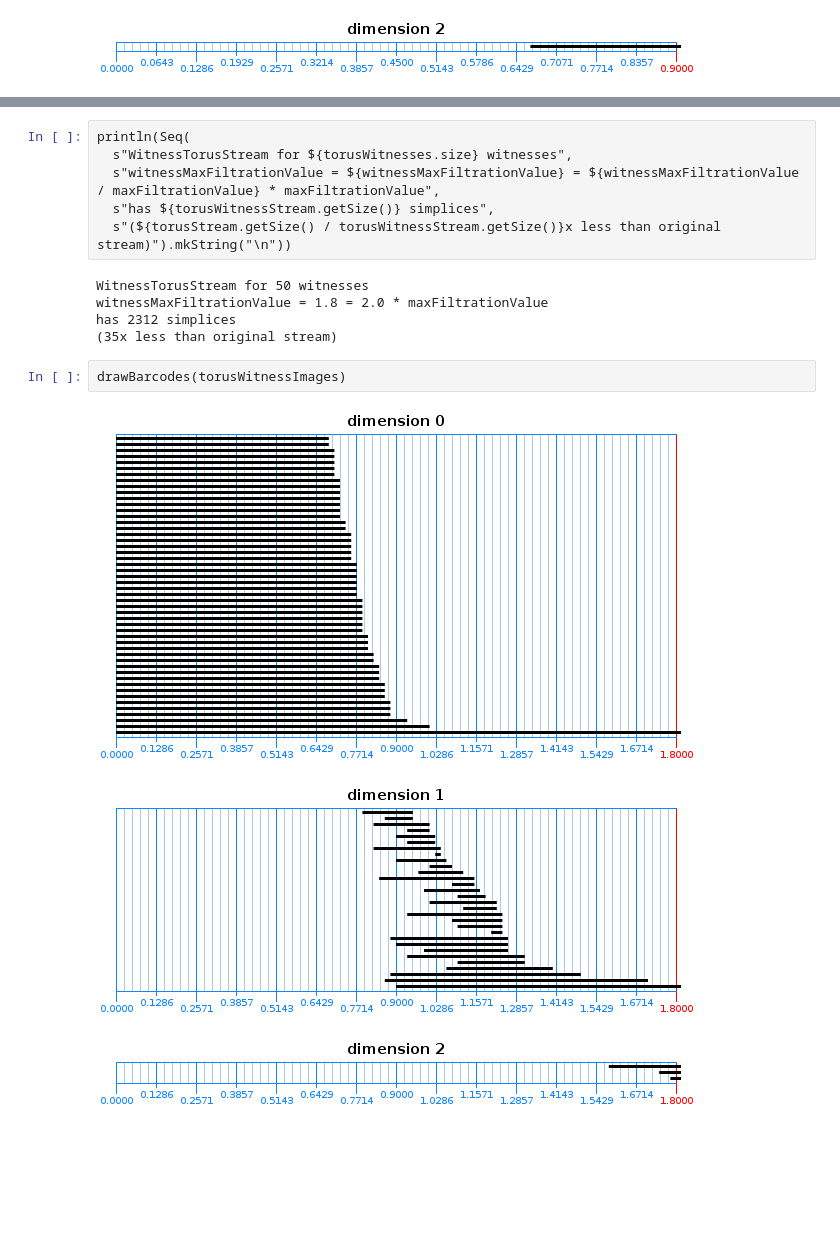
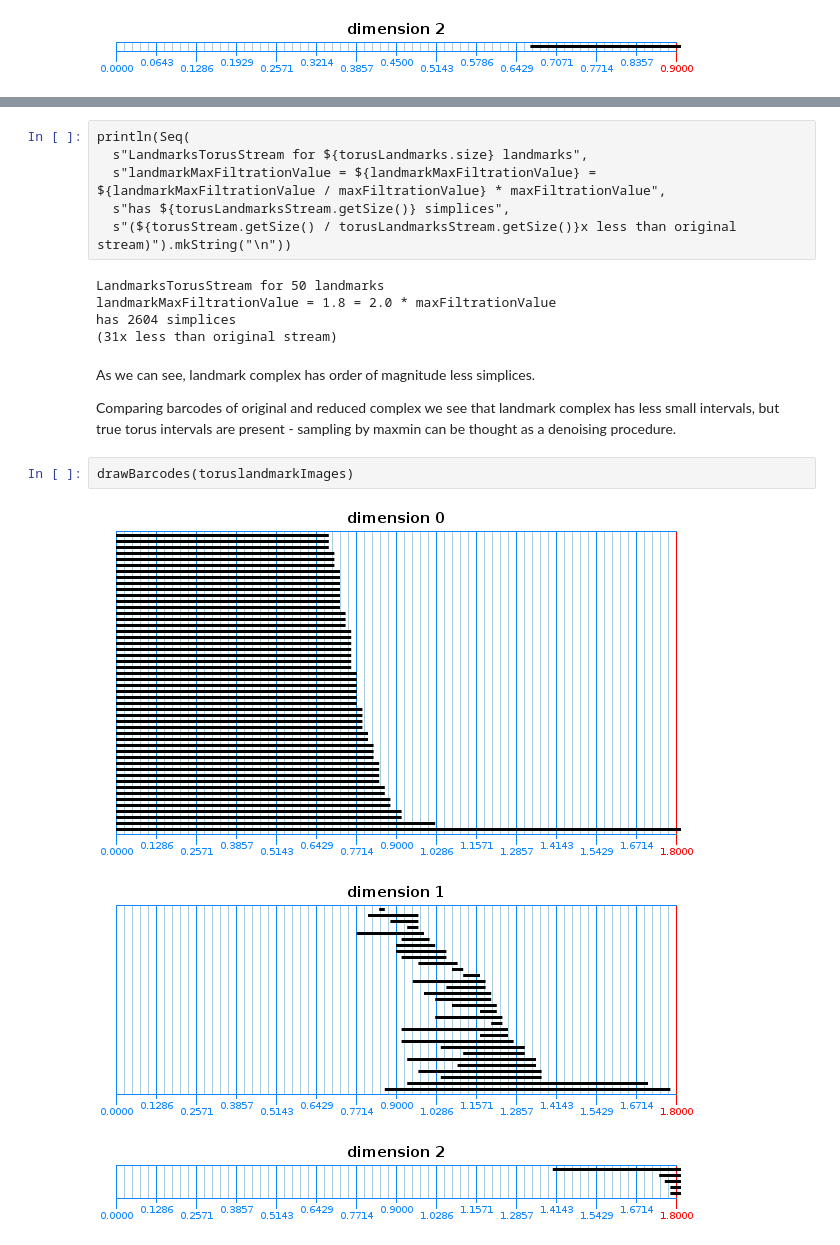
Before and after one commit to lambdaofgod/tda-project, a Jupyter notebook: notebooks/javaplex.ipynb, the cells around one changed output, grey strips where cells are left out. Saved outputs shown, nothing was run; the diff lists cells and outputs as text; blank space fills up the shorter version.

```diff
--- a/notebooks/javaplex.ipynb
+++ b/notebooks/javaplex.ipynb
@@ -210,17 +223,21 @@ torusWitnessImages: List[java.awt.image.BufferedImage] = <lazy>
 # %%
 println(Seq(
-  s"WitnessTorusStream for ${torusWitnesses.size} witnesses",
-  s"witnessMaxFiltrationValue = ${witnessMaxFiltrationValue} = ${witnessMaxFiltrationValue / maxFiltrationValue} * maxFiltrationValue",
-  s"has ${torusWitnessStream.getSize()} simplices",
-  s"(${torusStream.getSize() / torusWitnessStream.getSize()}x less than original stream)").mkString("\n"))
+  s"LandmarksTorusStream for ${torusLandmarks.size} landmarks",
+  s"landmarkMaxFiltrationValue = ${landmarkMaxFiltrationValue} = ${landmarkMaxFiltrationValue / maxFiltrationValue} * maxFiltrationValue",
+  s"has ${torusLandmarksStream.getSize()} simplices",
+  s"(${torusStream.getSize() / torusLandmarksStream.getSize()}x less than original stream)").mkString("\n"))
 # %% [output]
-WitnessTorusStream for 50 witnesses
-witnessMaxFiltrationValue = 1.8 = 2.0 * maxFiltrationValue
-has 2312 simplices
-(35x less than original stream)
+LandmarksTorusStream for 50 landmarks
+landmarkMaxFiltrationValue = 1.8 = 2.0 * maxFiltrationValue
+has 2604 simplices
+(31x less than original stream)
+# %% [markdown]
+As we can see, landmark complex has order of magnitude less simplices.
+
+Comparing barcodes of original and reduced complex we see that landmark complex has less small intervals, but true torus intervals are present - sampling by maxmin can be thought as a denoising procedure.
 # %%
-drawBarcodes(torusWitnessImages)
+drawBarcodes(toruslandmarkImages)
 # %% [output]
-[figure, old version]
+[figure, new version]
-[figure, old version]
+[figure, new version]
-[figure, old version]
+[figure, new version]
```
Also changed, not shown: parts of 6 cells of this notebook, 1 other file.
